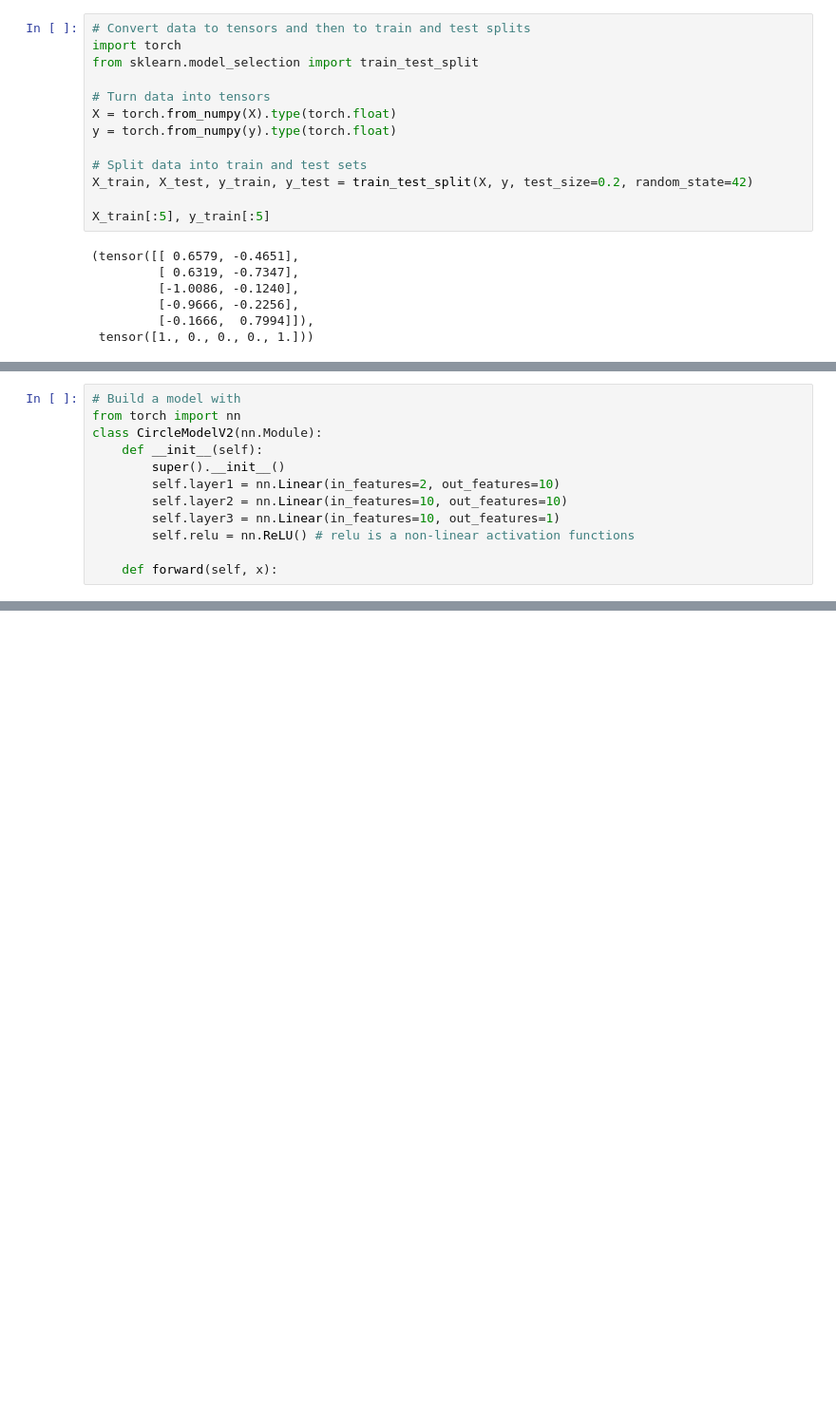
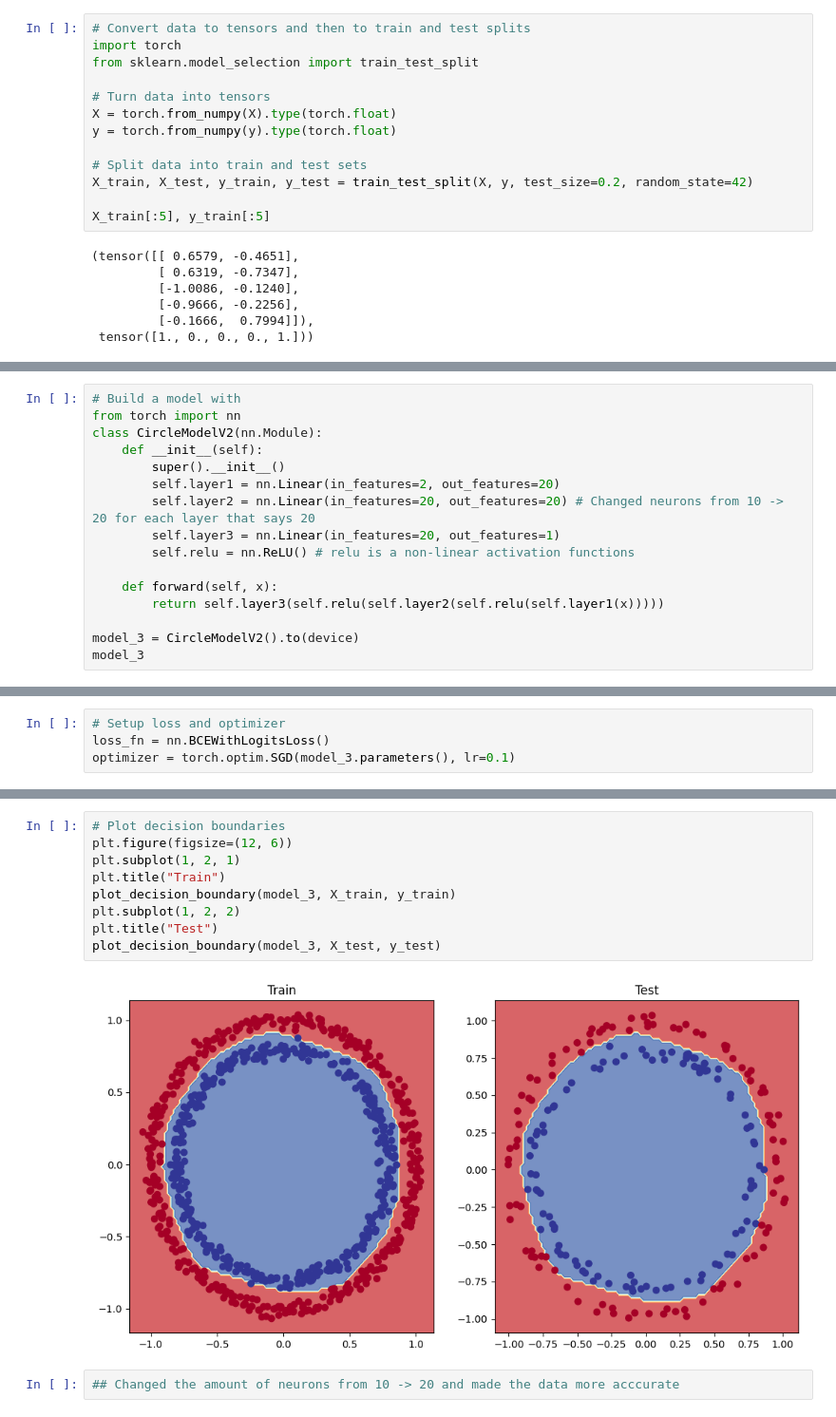
Before and after one commit to lherbbb/LearningPyTorch_1, a Jupyter notebook: Chapter 2.ipynb, the cells around one changed output, grey strips where cells are left out. Shown at 95% size. Cells and saved outputs as stored; diff of their text form; blank space fills up the shorter version.

Commit message:
git commit -m "test"

```diff
--- a/Chapter 2.ipynb
+++ b/Chapter 2.ipynb
@@ -662,9 +663,13 @@ from torch import nn
 class CircleModelV2(nn.Module):
     def __init__(self):
         super().__init__()
-        self.layer1 = nn.Linear(in_features=2, out_features=10)
-        self.layer2 = nn.Linear(in_features=10, out_features=10)
-        self.layer3 = nn.Linear(in_features=10, out_features=1)
+        self.layer1 = nn.Linear(in_features=2, out_features=20)
+        self.layer2 = nn.Linear(in_features=20, out_features=20) # Changed neurons from 10 -> 20 for each layer that says 20
+        self.layer3 = nn.Linear(in_features=20, out_features=1)
         self.relu = nn.ReLU() # relu is a non-linear activation functions
 
     def forward(self, x):
+        return self.layer3(self.relu(self.layer2(self.relu(self.layer1(x)))))
+
+model_3 = CircleModelV2().to(device)
+model_3
@@ -670,0 +683,4 @@ class CircleModelV2(nn.Module):
+# %%
+# Setup loss and optimizer
+loss_fn = nn.BCEWithLogitsLoss()
+optimizer = torch.optim.SGD(model_3.parameters(), lr=0.1)
@@ -670,0 +756,13 @@ class CircleModelV2(nn.Module):
+# %%
+# Plot decision boundaries
+plt.figure(figsize=(12, 6))
+plt.subplot(1, 2, 1)
+plt.title("Train")
+plot_decision_boundary(model_3, X_train, y_train)
+plt.subplot(1, 2, 2)
+plt.title("Test")
+plot_decision_boundary(model_3, X_test, y_test)
+# %% [output]
+[figure, added]
+# %%
+## Changed the amount of neurons from 10 -> 20 and made the data more acccurate
```
Also changed, not shown: parts of 24 cells of this notebook.
